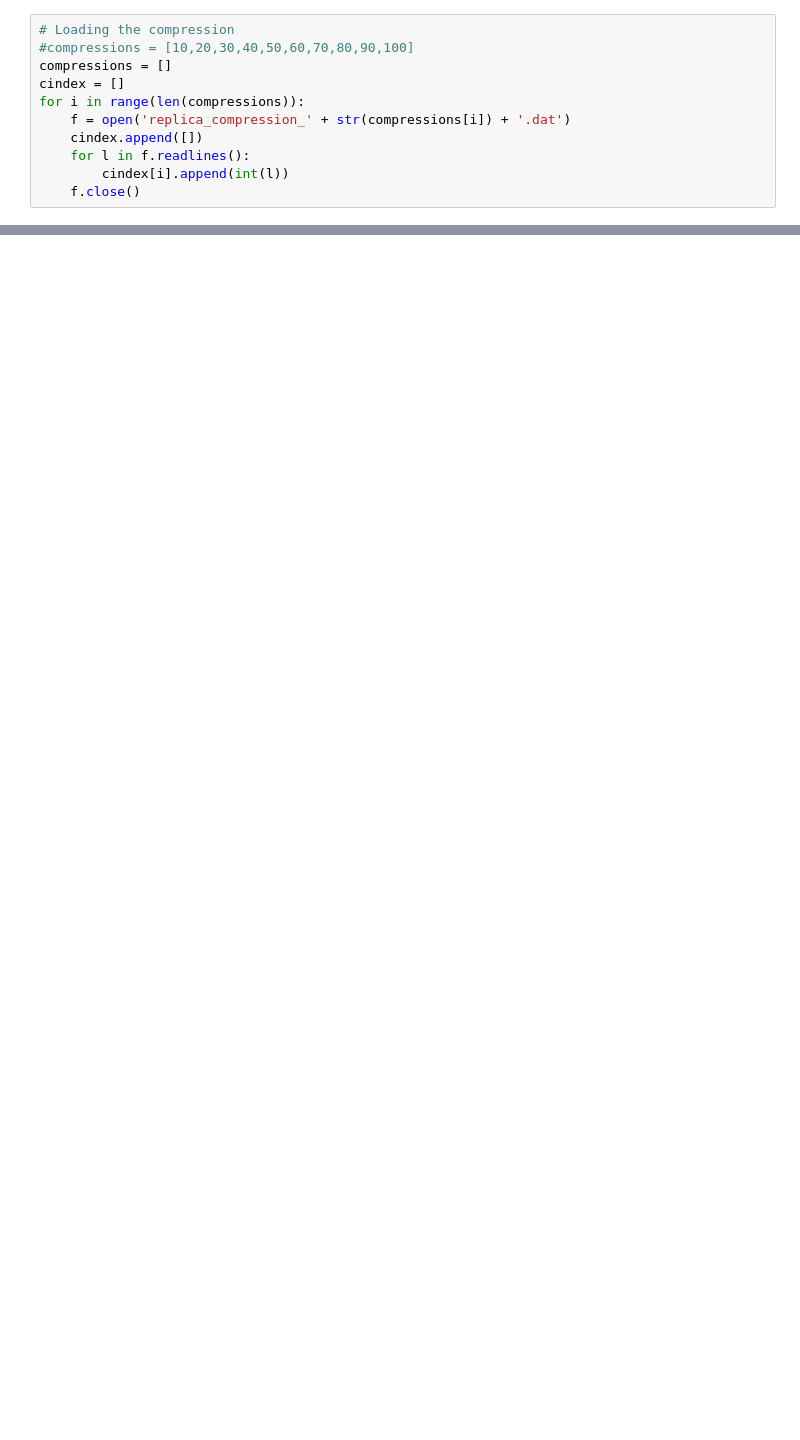
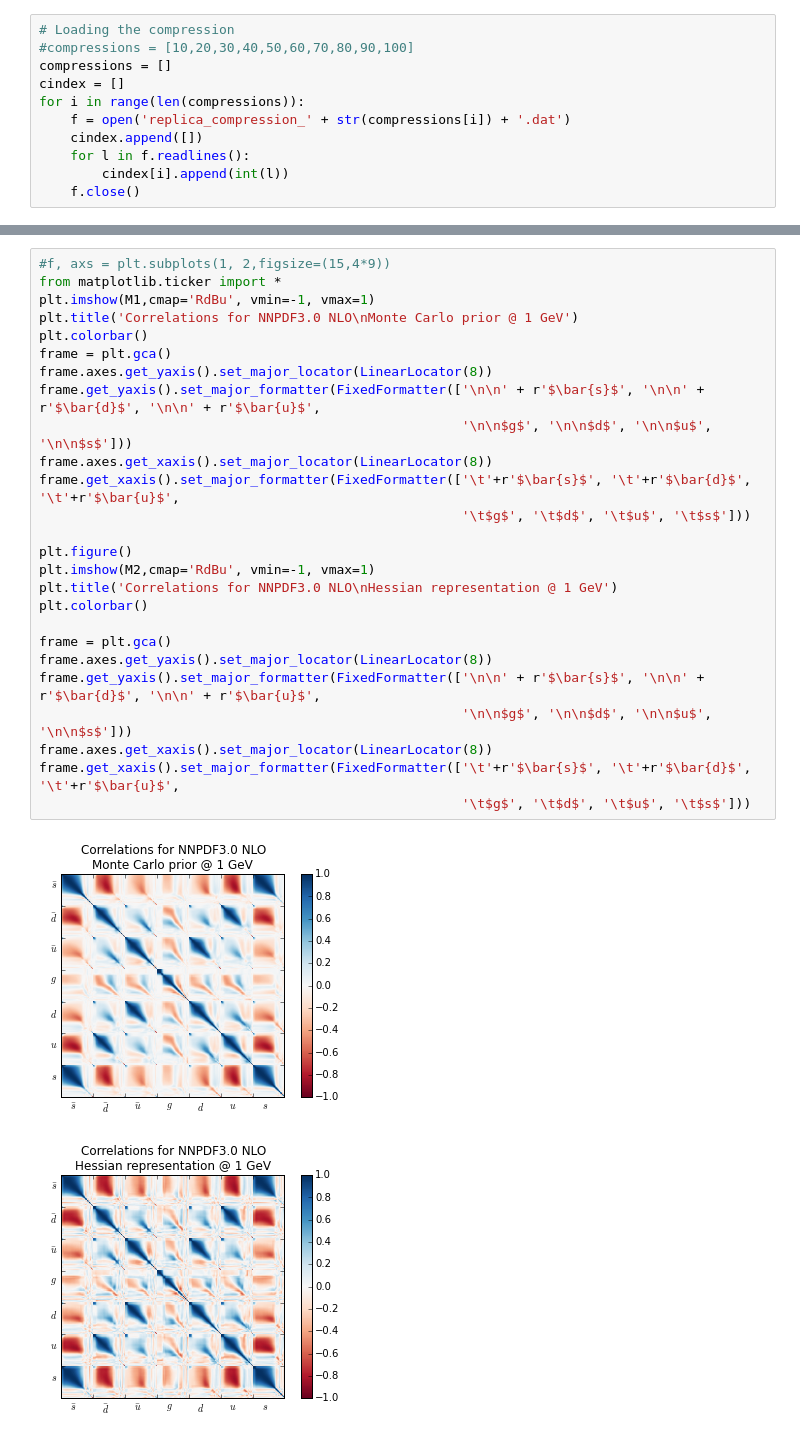
Before and after one commit to scarrazza/compressor, a Jupyter notebook: tools/CorrelationsHessian.ipynb, the cells around one changed output, grey strips where cells are left out. Saved outputs shown, nothing was run; the diff lists cells and outputs as text; blank space fills up the shorter version.

```diff
--- a/tools/CorrelationsHessian.ipynb
+++ b/tools/CorrelationsHessian.ipynb
@@ -127,0 +144,29 @@ for fl in fls:
+# %%
+#f, axs = plt.subplots(1, 2,figsize=(15,4*9))
+from matplotlib.ticker import *
+plt.imshow(M1,cmap='RdBu', vmin=-1, vmax=1)
+plt.title('Correlations for NNPDF3.0 NLO\nMonte Carlo prior @ 1 GeV')
+plt.colorbar()
+frame = plt.gca()
+frame.axes.get_yaxis().set_major_locator(LinearLocator(8))
+frame.get_yaxis().set_major_formatter(FixedFormatter(['\n\n' + r'$\bar{s}$', '\n\n' + r'$\bar{d}$', '\n\n' + r'$\bar{u}$',
+                                                      '\n\n$g$', '\n\n$d$', '\n\n$u$', '\n\n$s$']))
+frame.axes.get_xaxis().set_major_locator(LinearLocator(8))
+frame.get_xaxis().set_major_formatter(FixedFormatter(['\t'+r'$\bar{s}$', '\t'+r'$\bar{d}$', '\t'+r'$\bar{u}$',
+                                                      '\t$g$', '\t$d$', '\t$u$', '\t$s$']))
+
+plt.figure()
+plt.imshow(M2,cmap='RdBu', vmin=-1, vmax=1)
+plt.title('Correlations for NNPDF3.0 NLO\nHessian representation @ 1 GeV')
+plt.colorbar()
+
+frame = plt.gca()
+frame.axes.get_yaxis().set_major_locator(LinearLocator(8))
+frame.get_yaxis().set_major_formatter(FixedFormatter(['\n\n' + r'$\bar{s}$', '\n\n' + r'$\bar{d}$', '\n\n' + r'$\bar{u}$',
+                                                      '\n\n$g$', '\n\n$d$', '\n\n$u$', '\n\n$s$']))
+frame.axes.get_xaxis().set_major_locator(LinearLocator(8))
+frame.get_xaxis().set_major_formatter(FixedFormatter(['\t'+r'$\bar{s}$', '\t'+r'$\bar{d}$', '\t'+r'$\bar{u}$',
+                                                      '\t$g$', '\t$d$', '\t$u$', '\t$s$']))
+# %% [output]
+[figure, added]
+[figure, added]
```
Also changed, not shown: parts of 6 cells of this notebook, 1 other file.
